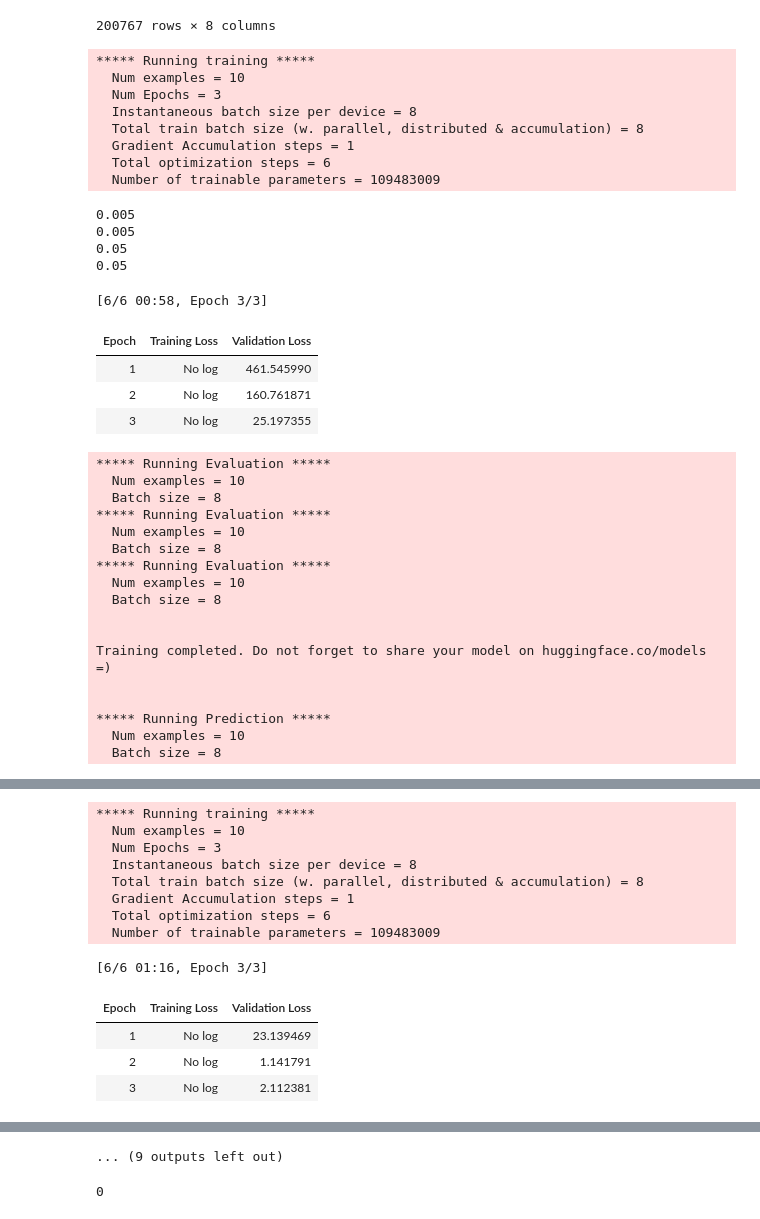
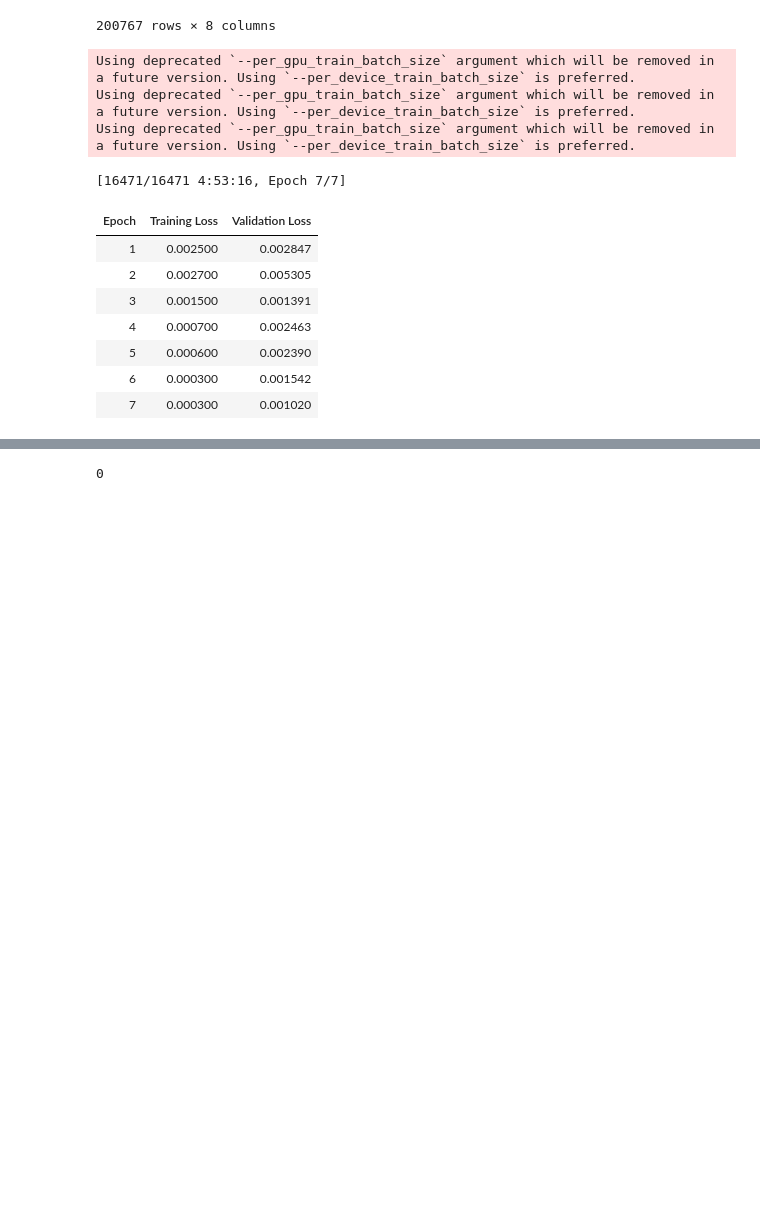
Before and after one commit to RaguzovaTatyana/nlp_diploma, a Jupyter notebook: paraphrasing/paraphrasing.ipynb, the cells around one changed output, grey strips where cells are left out. Cells and saved outputs as stored; diff of their text form; code cells hidden in the pictures; blank space fills up the shorter version.

```diff
--- a/paraphrasing/paraphrasing.ipynb
+++ b/paraphrasing/paraphrasing.ipynb
@@ -15,7 +15,7 @@ import matplotlib.pyplot as plt
 import seaborn as sns
 import scipy
 # %%
-model = AutoModelForSequenceClassification.from_pretrained("voidism/diffcse-roberta-base-transd", num_labels=1)
+model = AutoModelForSequenceClassification.from_pretrained("../models/diffcse-roberta-base-trans", local_files_only=True, num_labels=1)
 metric = evaluate.load("accuracy")
-training_args = TrainingArguments(output_dir="test_trainer", evaluation_strategy="epoch")
+training_args = TrainingArguments(output_dir="test_trainer", evaluation_strategy="epoch", num_train_epochs=7)
 # %% [output]
@@ -82,7 +70,7 @@ train_texts, train_labels = dataset_train['text'].tolist(),dataset_train['label'
 test_texts, test_labels = dataset_test['text'].tolist(),dataset_test['label'].tolist()
 eval_texts, eval_labels = dataset_eval['text'].tolist(),dataset_eval['label'].tolist()
 # %%
-tokenizer = AutoTokenizer.from_pretrained("voidism/diffcse-roberta-base-trans")
+tokenizer = AutoTokenizer.from_pretrained("../models/diffcse-roberta-base-trans")
 train_encodings = tokenizer(train_texts, return_tensors='pt',
                 padding='max_length',
                 max_length=512,
@@ -113,76 +101,42 @@ train_dataset = MyDataset(train_encodings, train_labels)
 test_dataset = MyDataset(test_encodings, test_labels)
 eval_dataset = MyDataset(eval_encodings, eval_labels)
 # %%
-learning_rate_param = [i/1000 for i in range(1, 50, 10)]
-optim_param = ['adafactor','adamw_torch']
+learning_rate_param = [0.001]
+optim_param = ['adamw_torch']#'adafactor'
 # %%
 trainer = []
 result = []
 final_lst = []
 for lr in learning_rate_param:
     for opt in optim_param:
-        training_args.learning_rate = lr
+        #training_args.learning_rate = lr
         training_args.optim = opt
+        training_args.per_gpu_train_batch_size = 32
         trainer += [Trainer(
             model=model,
             args=training_args,
             train_dataset=train_dataset,
             eval_dataset=eval_dataset
         )]
 for i in range(len(trainer)):
     trainer[i].train()
     lst = []
     result_test_pred = trainer[i].predict(eval_dataset)
     for i in range(len(eval_dataset.labels)):
         lst+=[scipy.special.expit(result_test_pred[0][i][0])]
     final_lst+=[lst]
     result += [pd.DataFrame(zip(eval_dataset.labels,lst),columns = ['true','pred'])]
 # %% [output]
-***** Running training *****
-  Num examples = 10
-  Num Epochs = 3
-  Instantaneous batch size per device = 8
-  Total train batch size (w. parallel, distributed & accumulation) = 8
-  Gradient Accumulation steps = 1
-  Total optimization steps = 6
-  Number of trainable parameters = 109483009
+Using deprecated `--per_gpu_train_batch_size` argument which will be removed in a future version. Using `--per_device_train_batch_size` is preferred.
+Using deprecated `--per_gpu_train_batch_size` argument which will be removed in a future version. Using `--per_device_train_batch_size` is preferred.
+Using deprecated `--per_gpu_train_batch_size` argument which will be removed in a future version. Using `--per_device_train_batch_size` is preferred.
-0.005
-0.005
-0.05
-0.05
+[16471/16471 4:53:16, Epoch 7/7]
-[6/6 00:58, Epoch 3/3]
 | Epoch | Training Loss | Validation Loss |
-| 1 | No log | 461.545990 |
-| 2 | No log | 160.761871 |
-| 3 | No log | 25.197355 |
+| 1 | 0.002500 | 0.002847 |
+| 2 | 0.002700 | 0.005305 |
+| 3 | 0.001500 | 0.001391 |
+| 4 | 0.000700 | 0.002463 |
+| 5 | 0.000600 | 0.002390 |
+| 6 | 0.000300 | 0.001542 |
+| 7 | 0.000300 | 0.001020 |
-***** Running Evaluation *****
-  Num examples = 10
-  Batch size = 8
-***** Running Evaluation *****
-  Num examples = 10
-  Batch size = 8
-***** Running Evaluation *****
-  Num examples = 10
-  Batch size = 8
-
-
-Training completed. Do not forget to share your model on huggingface.co/models =)
-
-
-***** Running Prediction *****
-  Num examples = 10
-  Batch size = 8
 [interactive output not drawn]
-***** Running training *****
-  Num examples = 10
-  Num Epochs = 3
-  Instantaneous batch size per device = 8
-  Total train batch size (w. parallel, distributed & accumulation) = 8
-  Gradient Accumulation steps = 1
-  Total optimization steps = 6
-  Number of trainable parameters = 109483009
-[6/6 01:16, Epoch 3/3]
-| Epoch | Training Loss | Validation Loss |
-| 1 | No log | 23.139469 |
-| 2 | No log | 1.141791 |
-| 3 | No log | 2.112381 |
@@ -215,4 +143,3 @@ Training completed. Do not forget to share your model on huggingface.co/models =
-... (9 outputs left out)
 # %%
 res = []
 for i in range(len(result)):
```
Also changed, not shown: parts of 10 cells of this notebook.
